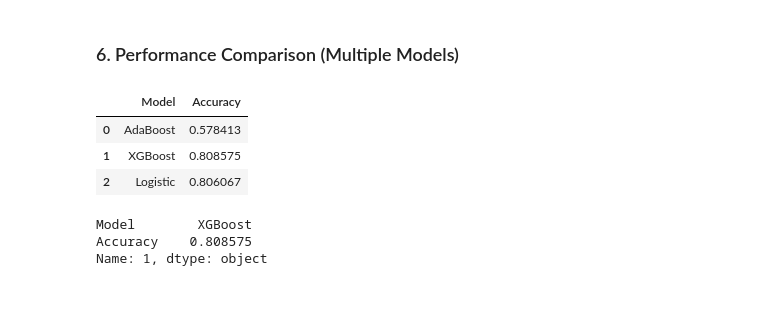
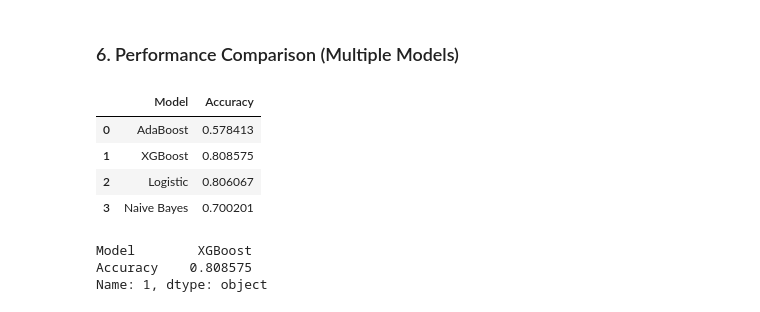
Before and after one commit to souravsahapartho/Human-Emotion-Detection-from-Text, a Jupyter notebook: main.ipynb, the cells around one changed output. Saved outputs shown, nothing was run; the diff lists cells and outputs as text; code cells hidden in the pictures.

```diff
--- a/main.ipynb
+++ b/main.ipynb
@@ -186,6 +187,10 @@ xgb_model = XGBClassifier(
     eval_metric="mlogloss"
 
 )
+# %%
+nb_model = MultinomialNB(
+    alpha=1.0
+)
 # %%
 lr_model = LogisticRegression(
 
@@ -249,3 +254,8 @@ print(
 )
 # %% [output]
 XGBoost training completed
+# %%
+nb_model.fit(
+    X_train,
+    y_train
+)
@@ -315,6 +308,8 @@ xgb_prediction = xgb_model.predict(
 lr_prediction = lr_model.predict(
     X_test
 )
+
+nb_pred=nb_model.predict(X_test)
 # %%
 ada_accuracy = accuracy_score(
     y_test,
@@ -332,6 +327,11 @@ lr_accuracy = accuracy_score(
 
     lr_prediction
 
+)
+
+nb_acc = accuracy_score(
+    y_test,
+    nb_pred
 )
 
 print(
@@ -352,6 +352,11 @@ print(
     xgb_accuracy
 )
 
+print(
+    "Naive Bayes:",
+    nb_acc
+)
+
 print()
 
 print(
@@ -360,7 +365,9 @@ print(
 
 max(
 ada_accuracy,
-xgb_accuracy
+xgb_accuracy,
+lr_accuracy,
+nb_acc
 )
 
 )
@@ -465,34 +473,39 @@ plt.show()
 # %%
 result = pd.DataFrame({
 
 "Model":[
 
 "AdaBoost",
 
 "XGBoost",
 
-"Logistic"
+"Logistic",
+
+"Naive Bayes"
 
 ],
 
 "Accuracy":[
 
 ada_accuracy,
 
 xgb_accuracy,
 
-lr_accuracy
+lr_accuracy,
+
+nb_acc
 
 ]
 
 })
 
 result
 # %% [output]
 |  | Model | Accuracy |
 | 0 | AdaBoost | 0.578413 |
 | 1 | XGBoost | 0.808575 |
 | 2 | Logistic | 0.806067 |
+| 3 | Naive Bayes | 0.700201 |
 # %%
 best = result.loc[
 result["Accuracy"]
```
Also changed, not shown: parts of 7 cells of this notebook, 4 other files.
